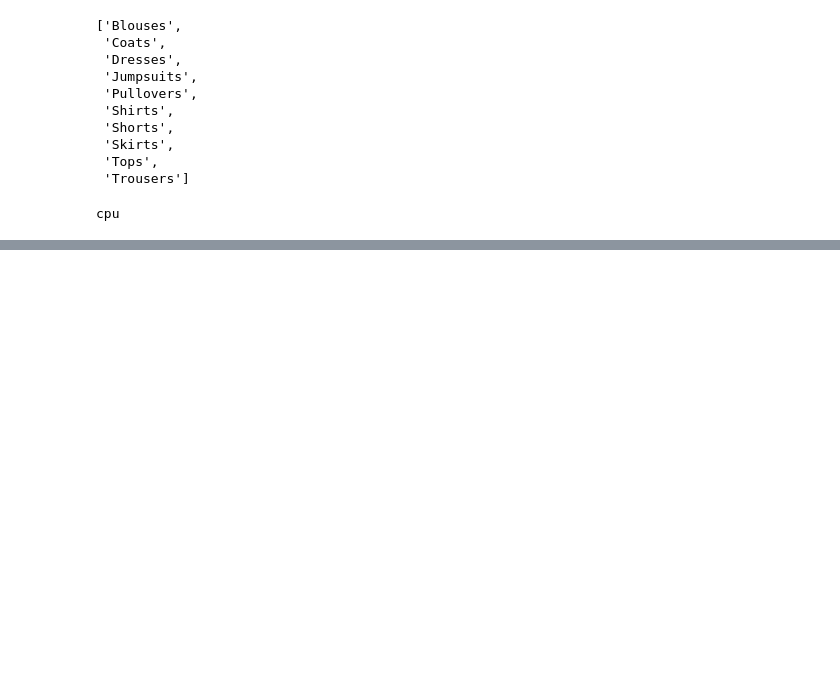
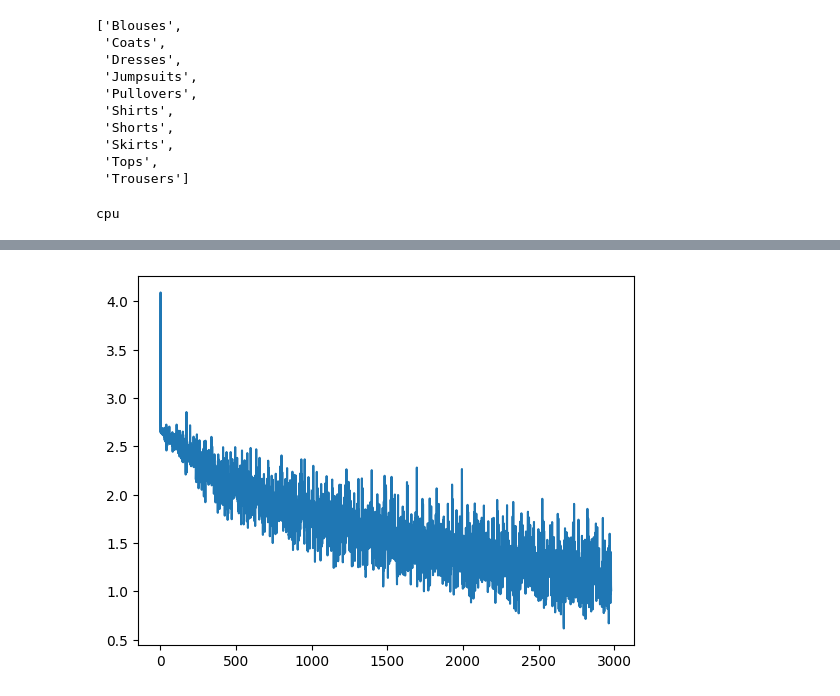
Before and after one commit to rafaeldbo/vis-clothes, a Jupyter notebook: categories_model.ipynb, the cells around one changed output, grey strips where cells are left out. Cells and saved outputs as stored; diff of their text form; code cells hidden in the pictures; blank space fills up the shorter version.

Commit message:
Modelo final model_categories e outros testes

```diff
--- a/categories_model.ipynb
+++ b/categories_model.ipynb
@@ -119,4 +147,13 @@ labels
  'Skirts',
  'Tops',
  'Trousers']
+# %%
+# divisão de df com o de teste balanceado por categoria
+
+df_train = df.sample(frac=0.8, random_state=42)
+df_test = df.drop(df_train.index)
+
+contagem = df_test['mapped_category'].value_counts()
+minimo = contagem.min()
+df_balanceado = df_test.groupby('mapped_category').sample(n=minimo, random_state=42).reset_index(drop=True)
 # %%
@@ -242,0 +299,16 @@ ConfusionMatrixDisplay(matrix, display_labels=labels).plot(xticks_rotation="vert
+# %%
+# Caminho para o arquivo salvo
+checkpoint_path = f"./models/model_Category_balanced_14.pt"
+
+# Carrega o checkpoint
+checkpoint = torch.load(checkpoint_path)
+
+# Acessa o batch_losses
+batch_losses_14 = checkpoint["batch_losses"]
+
+batch_number_14 = [i for i in range(len(batch_losses_14))]
+
+plt.plot(batch_number_14, batch_losses_14)
+plt.show()
+# %% [output]
+[figure, added]
```
Also changed, not shown: parts of 18 cells of this notebook, 3 other files.
